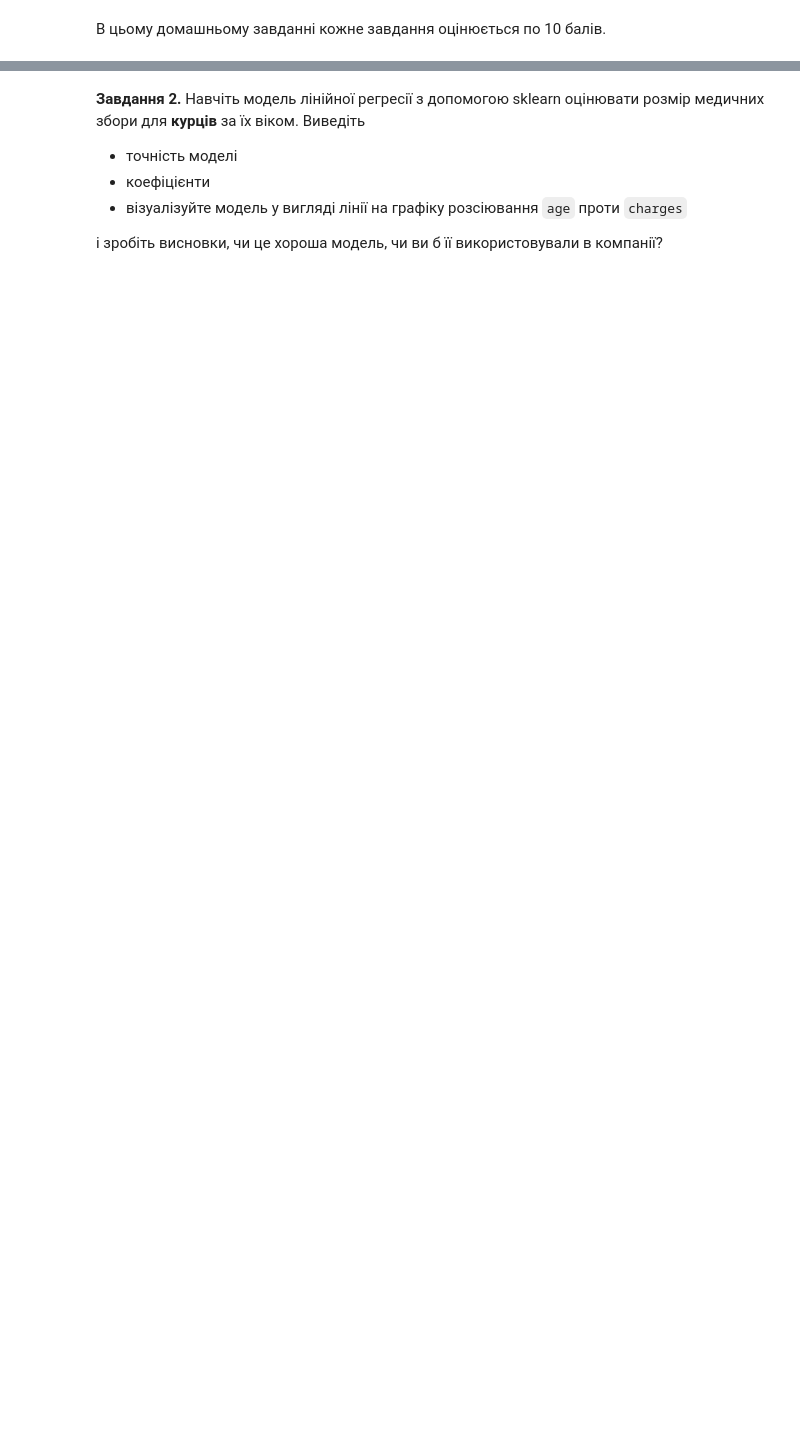
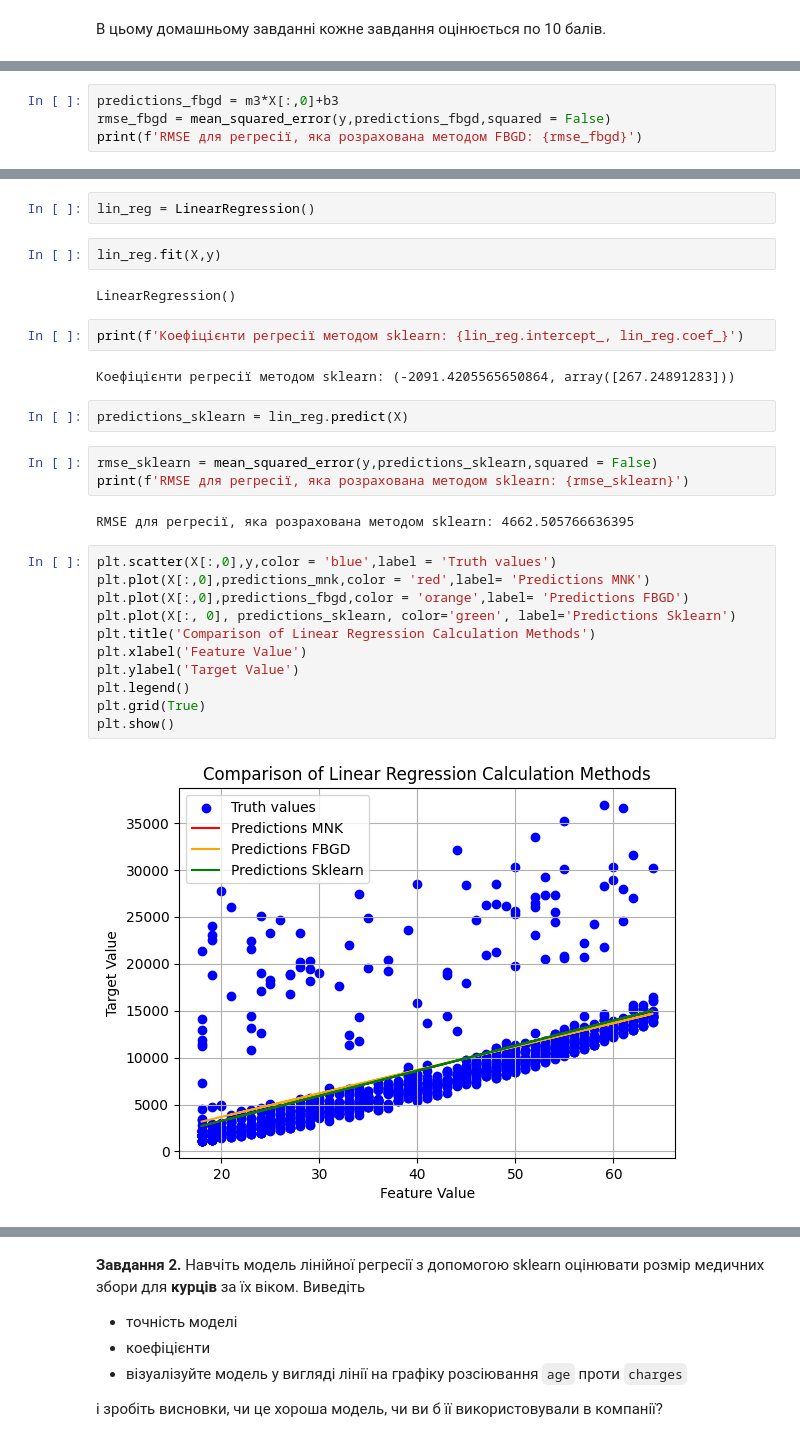
Before and after one commit to roldugina/Machine_learning_course, a Jupyter notebook: ML_task_2_5_lin_regr_one_feature.ipynb, the cells around one changed output, grey strips where cells are left out. Saved outputs shown, nothing was run; the diff lists cells and outputs as text; blank space fills up the shorter version.

```diff
--- a/ML_task_2_5_lin_regr_one_feature.ipynb
+++ b/ML_task_2_5_lin_regr_one_feature.ipynb
@@ -25,0 +149,4 @@ non_smoker_df = medical_df[medical_df.smoker == 'no']
+# %%
+predictions_fbgd = m3*X[:,0]+b3
+rmse_fbgd = mean_squared_error(y,predictions_fbgd,squared = False)
+print(f'RMSE для регресії, яка розрахована методом FBGD: {rmse_fbgd}')
@@ -25,0 +157,30 @@ non_smoker_df = medical_df[medical_df.smoker == 'no']
+# %%
+lin_reg = LinearRegression()
+# %%
+lin_reg.fit(X,y)
+# %% [output]
+LinearRegression()
+# %%
+print(f'Коефіцієнти регресії методом sklearn: {lin_reg.intercept_, lin_reg.coef_}')
+# %% [output]
+Коефіцієнти регресії методом sklearn: (-2091.4205565650864, array([267.24891283]))
+# %%
+predictions_sklearn = lin_reg.predict(X)
+# %%
+rmse_sklearn = mean_squared_error(y,predictions_sklearn,squared = False)
+print(f'RMSE для регресії, яка розрахована методом sklearn: {rmse_sklearn}')
+# %% [output]
+RMSE для регресії, яка розрахована методом sklearn: 4662.505766636395
+# %%
+plt.scatter(X[:,0],y,color = 'blue',label = 'Truth values')
+plt.plot(X[:,0],predictions_mnk,color = 'red',label= 'Predictions MNK')
+plt.plot(X[:,0],predictions_fbgd,color = 'orange',label= 'Predictions FBGD')
+plt.plot(X[:, 0], predictions_sklearn, color='green', label='Predictions Sklearn')
+plt.title('Comparison of Linear Regression Calculation Methods')
+plt.xlabel('Feature Value')
+plt.ylabel('Target Value')
+plt.legend()
+plt.grid(True)
+plt.show()
+# %% [output]
+[figure, added]
```
Also changed, not shown: parts of 30 cells of this notebook.
